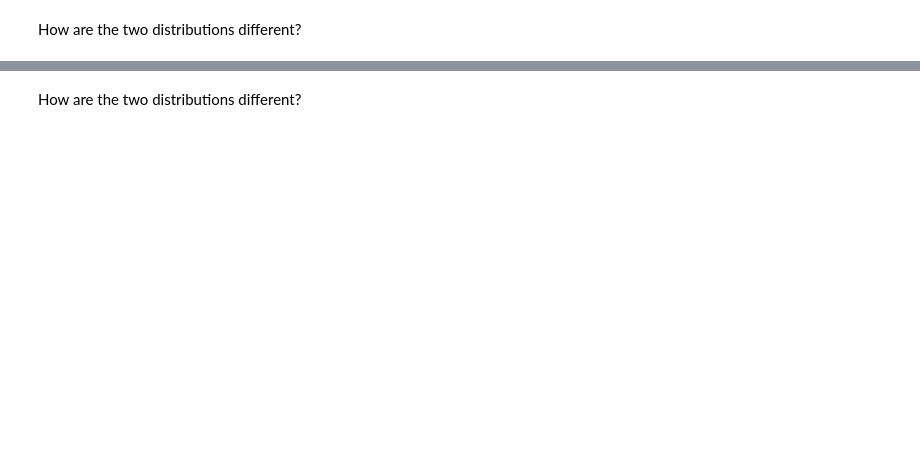
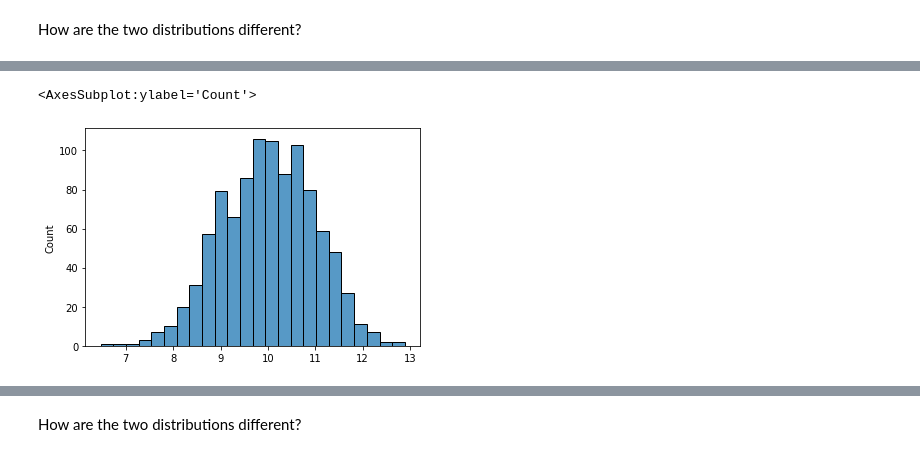
Before and after one commit to Ironhack-Data-Madrid-Enero-2021/lab-continuous-probability-distribution, a Jupyter notebook: your-code/main.ipynb, the cells around one changed output, grey strips where cells are left out. Cells and saved outputs as stored; diff of their text form; code cells hidden in the pictures; blank space fills up the shorter version.

```diff
--- a/your-code/main.ipynb
+++ b/your-code/main.ipynb
@@ -65,0 +91,5 @@ Expected output:
+# %%
+def generate_normally_distributed_random(loc, scale, count):
+     return norm.rvs(loc=loc, scale=scale, size=count)
+# %%
+my_normal = generate_normally_distributed_random(10, 1, 1000)
@@ -65,0 +98,5 @@ Expected output:
+# %%
+sns.histplot(my_normal)
+# %% [output]
+<AxesSubplot:ylabel='Count'>
+[figure, added]
```
Also changed, not shown: parts of 46 cells of this notebook.
